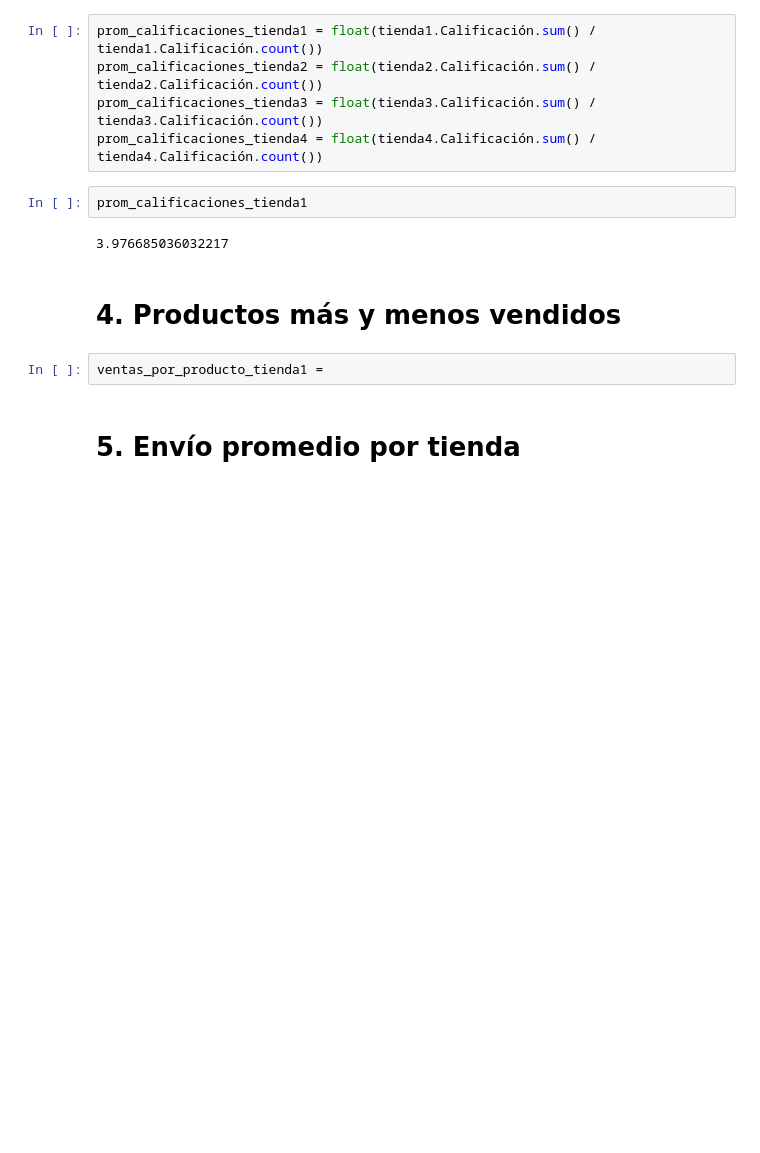
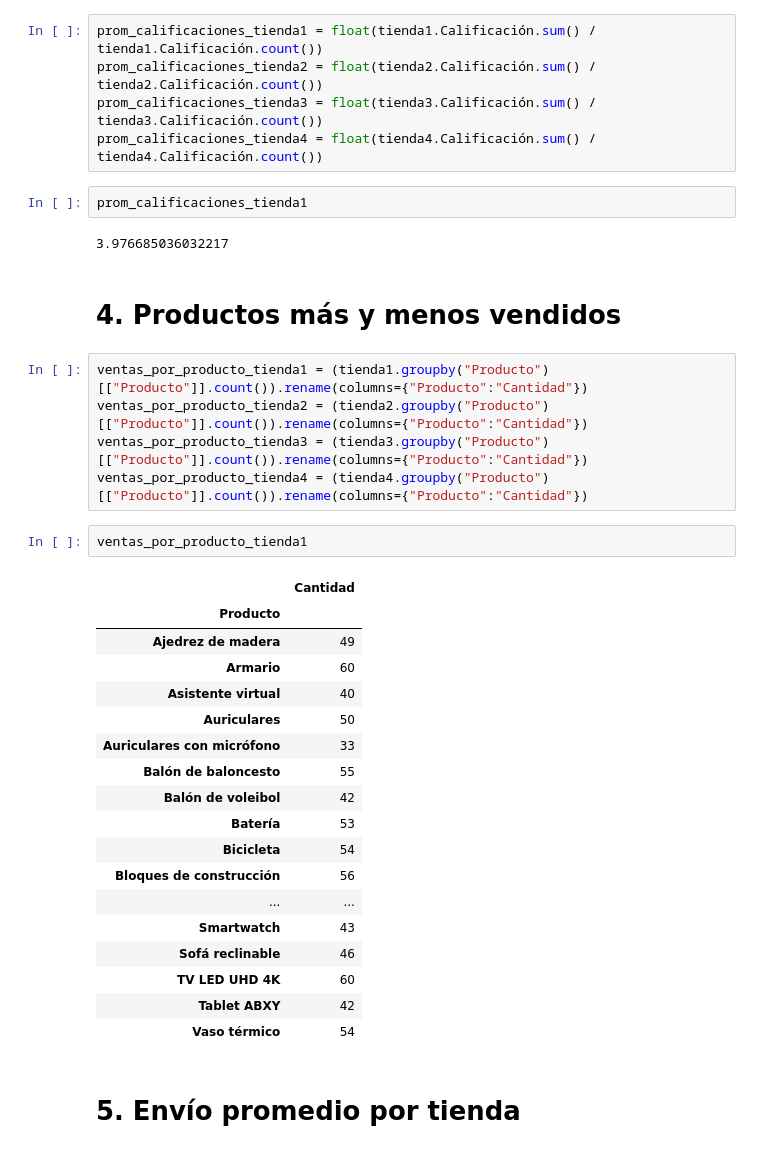
Before and after one commit to luisvillegas-soft/Challenge_Alura_Store, a Jupyter notebook: AluraStoreLatam.ipynb, the cells around one changed output. Drawn from its saved outputs; the diff is of its cells as text; blank space fills up the shorter version.

```diff
--- a/AluraStoreLatam.ipynb
+++ b/AluraStoreLatam.ipynb
@@ -52,7 +52,31 @@ prom_calificaciones_tienda1
 3.976685036032217
 # %% [markdown]
 # 4. Productos más y menos vendidos
+# %%
+ventas_por_producto_tienda1 = (tienda1.groupby("Producto")[["Producto"]].count()).rename(columns={"Producto":"Cantidad"})
+ventas_por_producto_tienda2 = (tienda2.groupby("Producto")[["Producto"]].count()).rename(columns={"Producto":"Cantidad"})
+ventas_por_producto_tienda3 = (tienda3.groupby("Producto")[["Producto"]].count()).rename(columns={"Producto":"Cantidad"})
+ventas_por_producto_tienda4 = (tienda4.groupby("Producto")[["Producto"]].count()).rename(columns={"Producto":"Cantidad"})
 # %%
-ventas_por_producto_tienda1 =
+ventas_por_producto_tienda1
+# %% [output]
+|  | Cantidad |
+| Producto |  |
+| Ajedrez de madera | 49 |
+| Armario | 60 |
+| Asistente virtual | 40 |
+| Auriculares | 50 |
+| Auriculares con micrófono | 33 |
+| Balón de baloncesto | 55 |
+| Balón de voleibol | 42 |
+| Batería | 53 |
+| Bicicleta | 54 |
+| Bloques de construcción | 56 |
+| ... | ... |
+| Smartwatch | 43 |
+| Sofá reclinable | 46 |
+| TV LED UHD 4K | 60 |
+| Tablet ABXY | 42 |
+| Vaso térmico | 54 |
 # %% [markdown]
 # 5. Envío promedio por tienda
```
Also changed, not shown: parts of 1 cell of this notebook.
